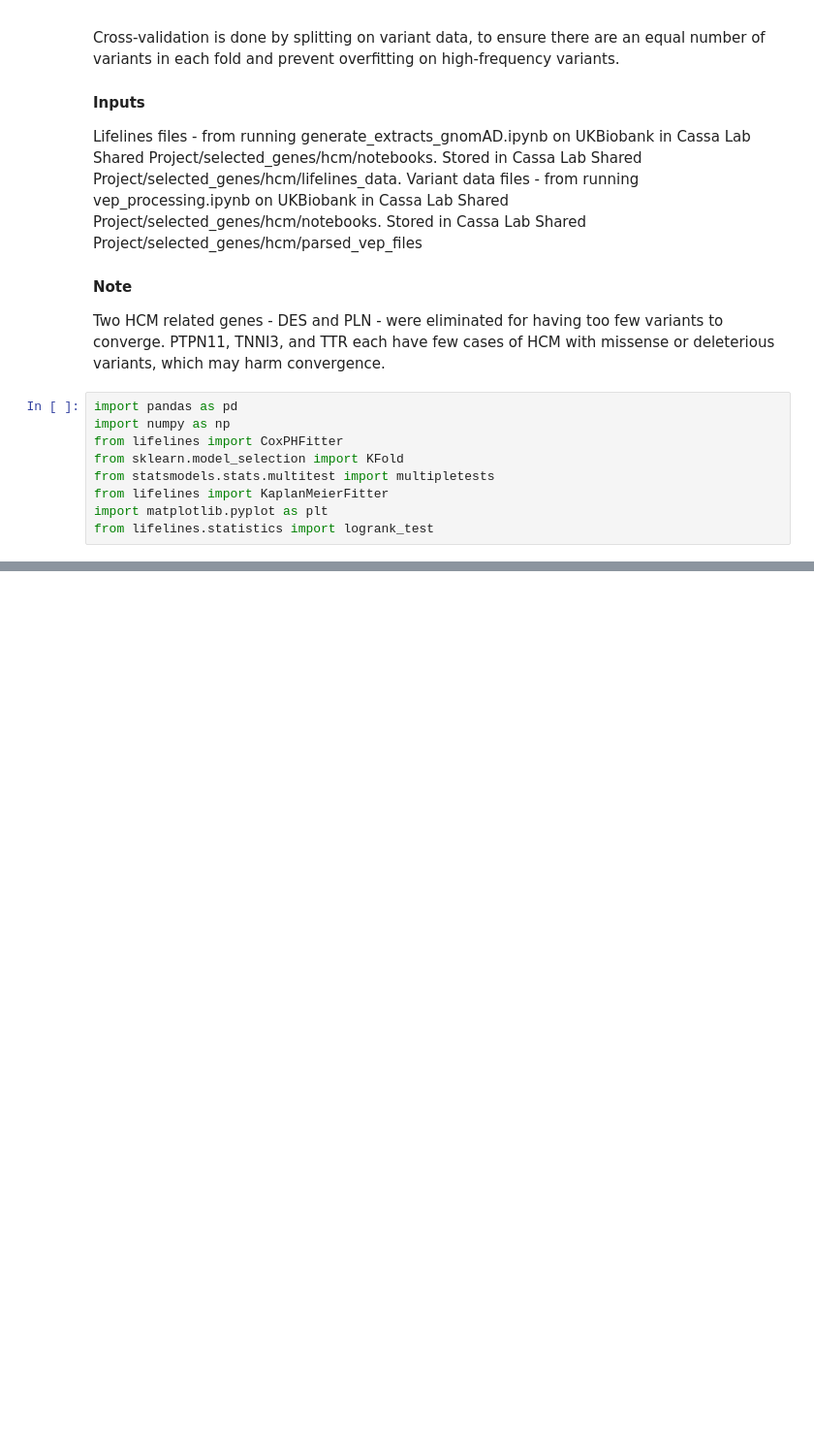
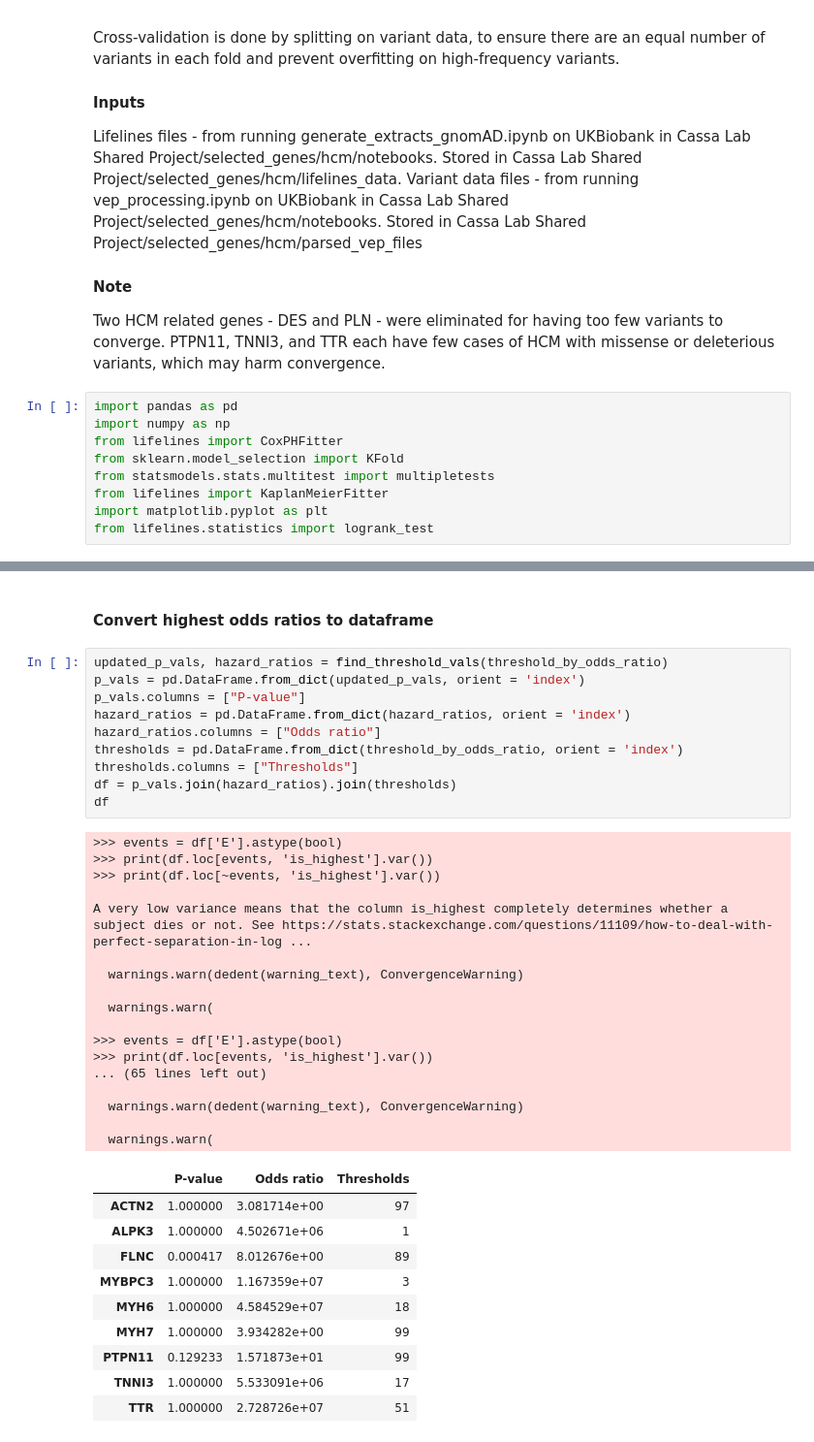
Before and after one commit to selinkubali/hcm_notebooks, a Jupyter notebook: cross_val.ipynb, the cells around one changed output, grey strips where cells are left out. Shown at 97% size. Drawn from its saved outputs; the diff is of its cells as text; blank space fills up the shorter version.

```diff
--- a/cross_val.ipynb
+++ b/cross_val.ipynb
@@ -144,0 +355,40 @@ P-values:  {1: 1.0, 2: 1.0, 3: 1.0, 4: 1.0, 5: 1.0, 6: 1.0, 7: 1.0, 8: 1.0, 9: 1
+# %% [markdown]
+#### Convert highest odds ratios to dataframe
+# %%
+updated_p_vals, hazard_ratios = find_threshold_vals(threshold_by_odds_ratio)
+p_vals = pd.DataFrame.from_dict(updated_p_vals, orient = 'index')
+p_vals.columns = ["P-value"]
+hazard_ratios = pd.DataFrame.from_dict(hazard_ratios, orient = 'index')
+hazard_ratios.columns = ["Odds ratio"]
+thresholds = pd.DataFrame.from_dict(threshold_by_odds_ratio, orient = 'index')
+thresholds.columns = ["Thresholds"]
+df = p_vals.join(hazard_ratios).join(thresholds)
+df
+# %% [output]
+>>> events = df['E'].astype(bool)
+>>> print(df.loc[events, 'is_highest'].var())
+>>> print(df.loc[~events, 'is_highest'].var())
+
+A very low variance means that the column is_highest completely determines whether a subject dies or not. See https://stats.stackexchange.com/questions/11109/how-to-deal-with-perfect-separation-in-log ...
+
+  warnings.warn(dedent(warning_text), ConvergenceWarning)
+
+  warnings.warn(
+
+>>> events = df['E'].astype(bool)
+>>> print(df.loc[events, 'is_highest'].var())
+... (65 lines left out)
+
+  warnings.warn(dedent(warning_text), ConvergenceWarning)
+
+  warnings.warn(
+|  | P-value | Odds ratio | Thresholds |
+| ACTN2 | 1.000000 | 3.081714e+00 | 97 |
+| ALPK3 | 1.000000 | 4.502671e+06 | 1 |
+| FLNC | 0.000417 | 8.012676e+00 | 89 |
+| MYBPC3 | 1.000000 | 1.167359e+07 | 3 |
+| MYH6 | 1.000000 | 4.584529e+07 | 18 |
+| MYH7 | 1.000000 | 3.934282e+00 | 99 |
+| PTPN11 | 0.129233 | 1.571873e+01 | 99 |
+| TNNI3 | 1.000000 | 5.533091e+06 | 17 |
+| TTR | 1.000000 | 2.728726e+07 | 51 |
```
Also changed, not shown: parts of 12 cells of this notebook, 1 other file.
